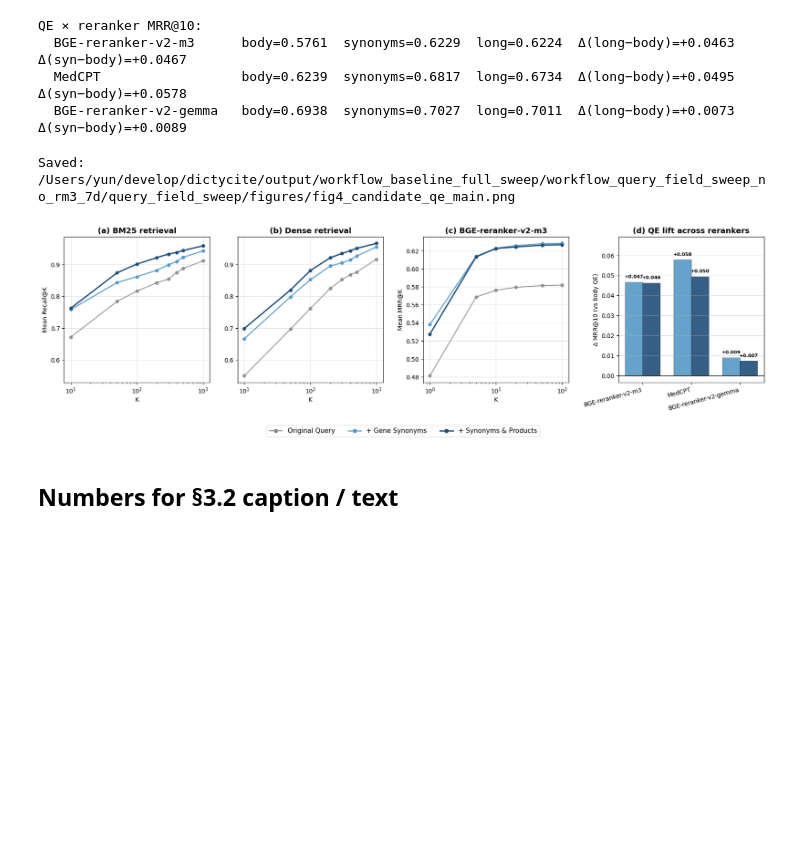
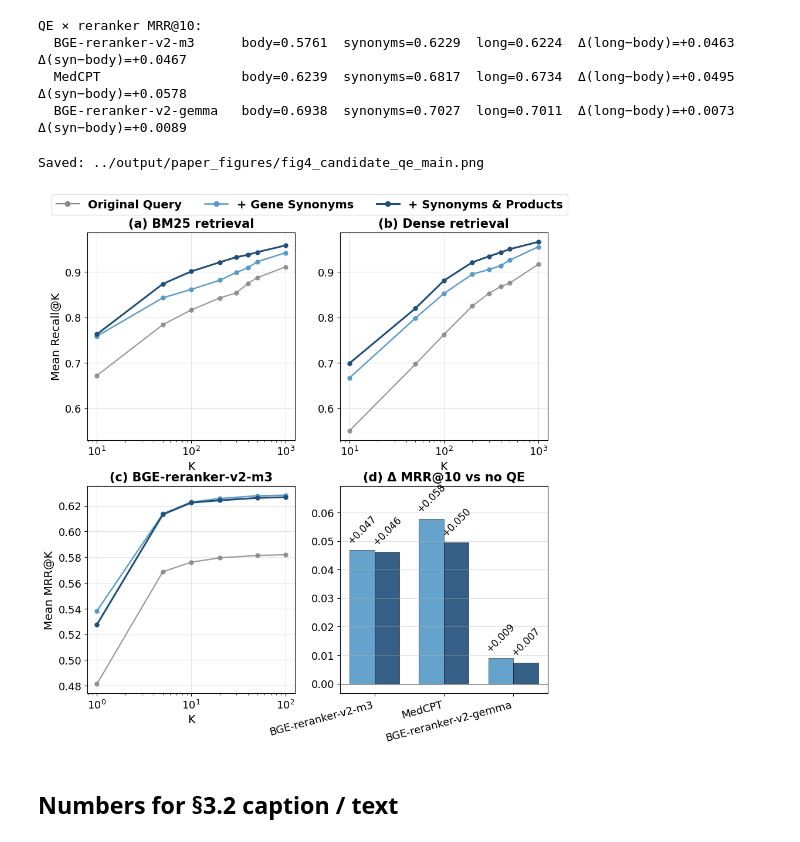
Before and after one commit to fulaibaowang/dictycite, a Jupyter notebook: notebooks/query_expansion_sweeping.ipynb, the cells around one changed output. Drawn from its saved outputs; the diff is of its cells as text; code cells hidden in the pictures; blank space fills up the shorter version.

```diff
--- a/notebooks/query_expansion_sweeping.ipynb
+++ b/notebooks/query_expansion_sweeping.ipynb
@@ -619,15 +620,22 @@ FUSION_STYLE = {
 
 n_q = len(fig2_gold)
 
+# Fig 4 typography — slightly enlarged for print / slides
+_FIG4_FS_TITLE = 15
+_FIG4_FS_LABEL = 14
+_FIG4_FS_TICK = 13
+_FIG4_FS_LEGEND = 14
+_FIG4_FS_D_BAR = 12  # Δ MRR labels on bars in panel (d)
+
 fig, axes = plt.subplots(
-    1,
-    4,
-    # Taller figure so four set_box_aspect(1) panels fit in one row without overlap/clipping.
-    figsize=(17.0, 5.45),
-    layout="constrained",
-    gridspec_kw={"width_ratios": [1, 1, 1, 1], "wspace": 0.08},
+    2,
+    2,
+    figsize=(10.8, 10.2),
+    # Tight grid: small w/h space; tight_layout pad/h_pad/w_pad shrink outer + inter-panel gaps.
+    gridspec_kw={"wspace": 0.06, "hspace": 0.22},
 )
-ax_a, ax_b, ax_c, ax_d = axes
+ax_a, ax_b = axes[0, 0], axes[0, 1]
+ax_c, ax_d = axes[1, 0], axes[1, 1]
 
 
 # Panel (a): BM25 Recall@K
@@ -637,10 +645,10 @@ for qf in ["body", "synonyms", "long"]:
     s = QE_STYLE[qf]
     ax_a.plot(fig2_ks_recall, bm25_recall[qf], marker="o", markersize=5,
               color=s["color"], linewidth=s["lw"], linestyle=s["ls"], alpha=s["alpha"])
-ax_a.set_title("(a) BM25 retrieval", fontsize=13, fontweight="bold")
+ax_a.set_title("(a) BM25 retrieval", fontsize=_FIG4_FS_TITLE, fontweight="bold")
 ax_a.set_xscale("log")
-ax_a.set_xlabel("K")
-ax_a.set_ylabel("Mean Recall@K")
+ax_a.set_xlabel("K", fontsize=_FIG4_FS_LABEL)
+ax_a.set_ylabel("Mean Recall@K", fontsize=_FIG4_FS_LABEL)
 ax_a.grid(True, axis="y", alpha=0.35)
 ax_a.grid(True, axis="x", alpha=0.35)
 
@@ -652,9 +660,9 @@ for qf in ["body", "synonyms", "long"]:
     s = QE_STYLE[qf]
     ax_b.plot(fig2_ks_recall, dense_recall[qf], marker="o", markersize=5,
               color=s["color"], linewidth=s["lw"], linestyle=s["ls"], alpha=s["alpha"])
-ax_b.set_title("(b) Dense retrieval", fontsize=13, fontweight="bold")
+ax_b.set_title("(b) Dense retrieval", fontsize=_FIG4_FS_TITLE, fontweight="bold")
 ax_b.set_xscale("log")
-ax_b.set_xlabel("K")
+ax_b.set_xlabel("K", fontsize=_FIG4_FS_LABEL)
 ax_b.set_ylabel("")
 ax_b.grid(True, axis="y", alpha=0.35)
 ax_b.grid(True, axis="x", alpha=0.35)
@@ -677,18 +685,18 @@ for qf in ["body", "synonyms", "long"]:
     ax_c.plot(fig2_ks_mrr, mrr_curves[qf], marker="o", markersize=5,
               color=s["color"], linewidth=s["lw"], linestyle=s["ls"], alpha=s["alpha"])
 
-ax_c.set_title("(c) BGE-reranker-v2-m3", fontsize=13, fontweight="bold")
+ax_c.set_title("(c) BGE-reranker-v2-m3", fontsize=_FIG4_FS_TITLE, fontweight="bold")
 ax_c.set_xscale("log")
-ax_c.set_xlabel("K")
-ax_c.set_ylabel("Mean MRR@K")
+ax_c.set_xlabel("K", fontsize=_FIG4_FS_LABEL)
+ax_c.set_ylabel("Mean MRR@K", fontsize=_FIG4_FS_LABEL)
 ax_c.grid(True, axis="y", alpha=0.35)
 ax_c.grid(True, axis="x", alpha=0.35)
 
 
-# Panel (d): QE lift across rerankers. Two nested bars per reranker —
-# Δ MRR@10 (synonyms − body) and Δ MRR@10 (long − body) — using the same
-# blue gradient as panels (a)–(c) so QE intensity is visually consistent.
-# The diminishing bar height across the row tells the orthogonality story:
+# Panel (d): Δ MRR@10 vs baseline (no QE) — metric named in title; y-axis label omitted.
+# Two nested bars per reranker — Δ MRR@10 (synonyms − body) and Δ MRR@10 (long − body) —
+# same blue gradient as panels (a)–(c) so QE intensity is visually consistent.
+# The diminishing bar height left-to-right tells the orthogonality story:
 # QE compounds with weaker rerankers; with a strong enough reranker
 # (BGE-reranker-v2-gemma) the marginal QE benefit shrinks.
 inset_reranker_order = ["BGE-reranker-v2-m3", "MedCPT", "BGE-reranker-v2-gemma"]
@@ -725,49 +733,59 @@ for i, qf in enumerate(inset_qf_pair):
             bar.get_x() + bar.get_width() / 2,
             h + (0.0015 if h >= 0 else -0.0015),
             f"{delta:+.3f}",
-            ha="center", va="bottom" if h >= 0 else "top",
-            fontsize=8, fontweight="bold",
+            ha="center",
+            va="bottom" if h >= 0 else "top",
+            fontsize=_FIG4_FS_D_BAR,
+            rotation=45,
         )
 
 ax_d.axhline(0, color="black", linewidth=0.6)
 ax_d.set_xticks(xpos)
-ax_d.set_xticklabels(inset_reranker_order, rotation=15, ha="right", fontsize=10)
-ax_d.set_ylabel("Δ MRR@10 (vs body QE)")
-ax_d.set_title("(d) QE lift across rerankers", fontsize=13, fontweight="bold")
+ax_d.set_xticklabels(inset_reranker_order, rotation=15, ha="right", fontsize=_FIG4_FS_TICK)
+ax_d.set_ylabel("")
+ax_d.set_title("(d) Δ MRR@10 vs no QE", fontsize=_FIG4_FS_TITLE, fontweight="bold")
 ax_d.grid(True, axis="y", alpha=0.35)
 
 if all_deltas:
     y_max = max(all_deltas)
     y_min = min(0.0, min(all_deltas))
     pad = (y_max - y_min) * 0.20 if y_max > y_min else 0.01
     ax_d.set_ylim(y_min - pad * 0.3, y_max + pad)
 
 
-# Shared legend
+# Shared legend (above panels)
 legend_handles = []
 for qf in ["body", "synonyms", "long"]:
     s = QE_STYLE[qf]
     legend_handles.append(Line2D([0], [0], color=s["color"], marker="o",
                                  linewidth=s["lw"], label=s["label"]))
+for _ax in (ax_a, ax_b, ax_c, ax_d):
+    _ax.tick_params(axis="both", which="major", labelsize=_FIG4_FS_TICK)
+    _ax.set_box_aspect(1)
+
+fig.tight_layout(
+    rect=(0.1, 0.1, 0.99, 0.92),
+    pad=0.35,
+    h_pad=0.45,
+    w_pad=0.35,
+)
 fig.legend(
     handles=legend_handles,
     loc="lower center",
-    bbox_to_anchor=(0.5, -0.06),
+    bbox_to_anchor=(0.5, 0.9),
     ncol=3,
-    fontsize=11,
+    prop={"size": _FIG4_FS_LEGEND, "weight": "bold"},
     frameon=True,
     edgecolor="0.85",
 )
-for _ax in (ax_a, ax_b, ax_c, ax_d):
-    _ax.set_box_aspect(1)
 
 fig2_path = paper_figures_dir / "fig4_candidate_qe_main.png"
 fig.savefig(fig2_path, dpi=150, bbox_inches="tight")
 print("Saved:", fig2_path)
 plt.show()
 # %% [output]
-Saved: /Users/yun/develop/dictycite/output/workflow_baseline_full_sweep/workflow_query_field_sweep_no_rm3_7d/query_field_sweep/figures/fig4_candidate_qe_main.png
+Saved: ../output/paper_figures/fig4_candidate_qe_main.png
-[figure, old version]
+[figure, new version]
 # %% [markdown]
 ## Numbers for §3.2 caption / text
 # %%
```
Also changed, not shown: parts of 2 cells of this notebook, 7 other files.
